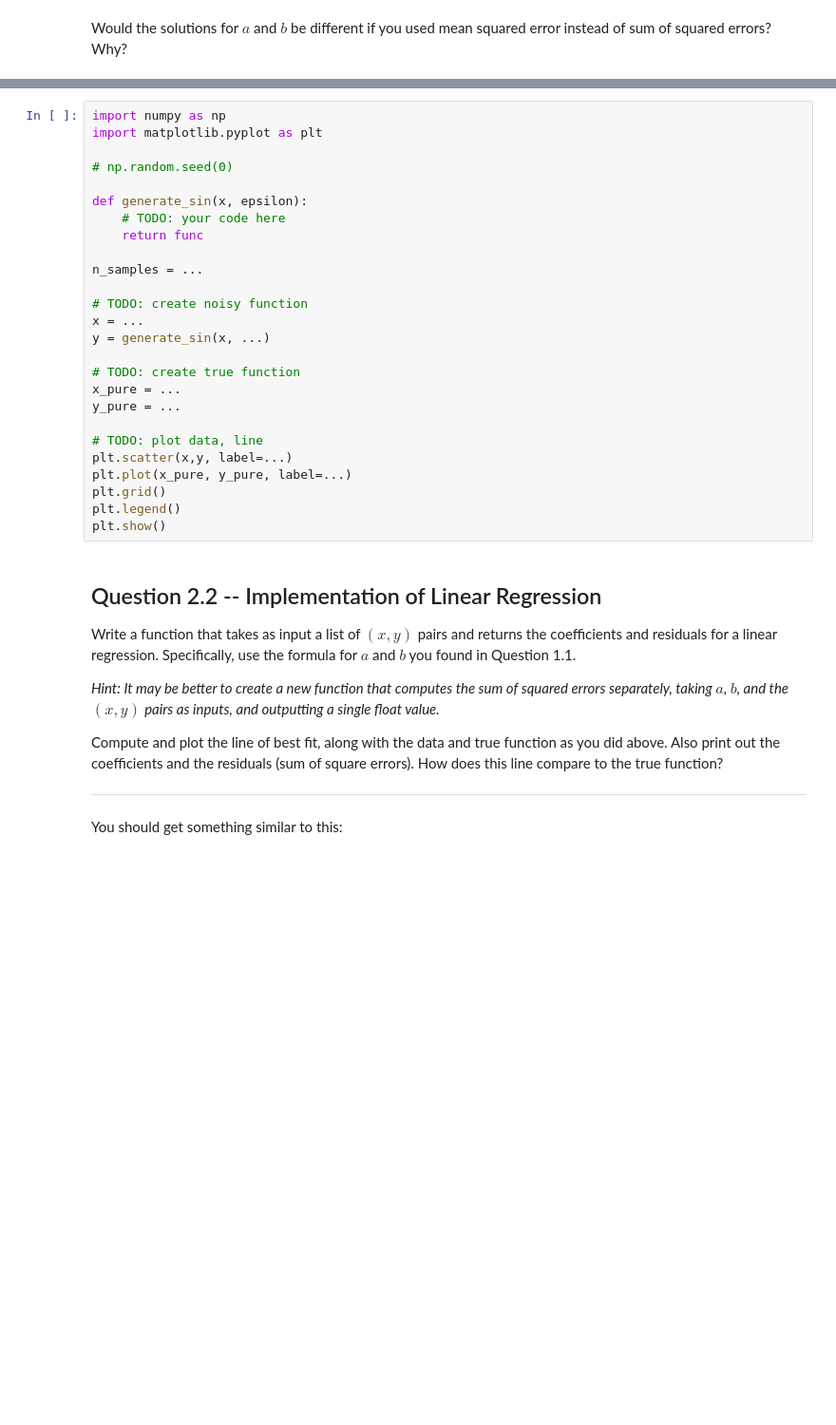
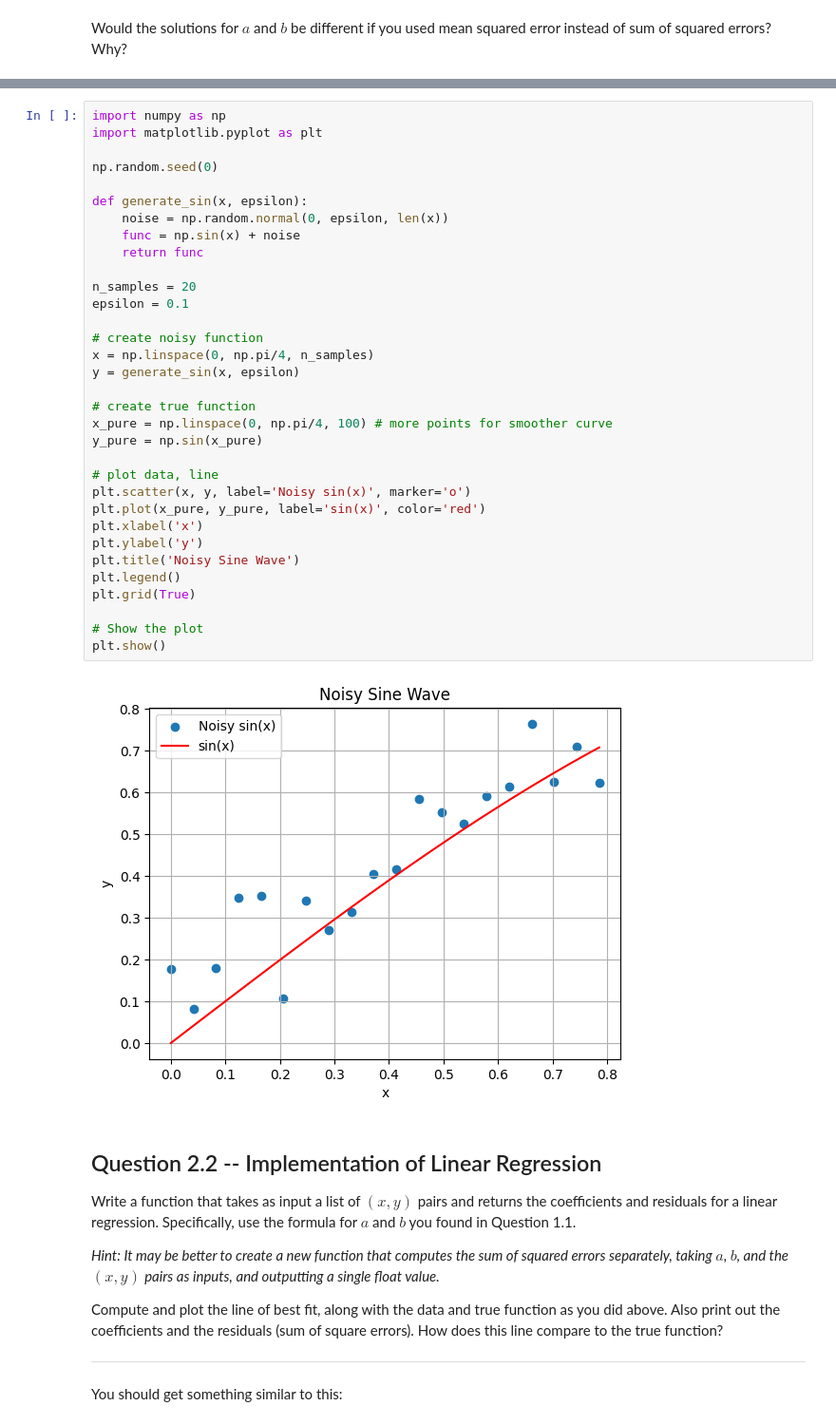
Before and after one commit to locoblueog/locoblueog, a Jupyter notebook: TMDL_2024_25_Assignment_1,_Qs_only.ipynb, the cells around one changed output, grey strips where cells are left out. Shown: that part at 95% size. Drawn from its saved outputs; the diff is of its cells as text; blank space fills up the shorter version.

```diff
--- a/TMDL_2024_25_Assignment_1,_Qs_only.ipynb
+++ b/TMDL_2024_25_Assignment_1,_Qs_only.ipynb
@@ -71,29 +69,38 @@ Your results should look something like this:
 # %%
 import numpy as np
 import matplotlib.pyplot as plt
 
-# np.random.seed(0)
+np.random.seed(0)
 
 def generate_sin(x, epsilon):
-    # TODO: your code here
+    noise = np.random.normal(0, epsilon, len(x))
+    func = np.sin(x) + noise
     return func
 
-n_samples = ...
+n_samples = 20
+epsilon = 0.1
 
-# TODO: create noisy function
-x = ...
-y = generate_sin(x, ...)
+# create noisy function
+x = np.linspace(0, np.pi/4, n_samples)
+y = generate_sin(x, epsilon)
 
-# TODO: create true function
-x_pure = ...
-y_pure = ...
+# create true function
+x_pure = np.linspace(0, np.pi/4, 100) # more points for smoother curve
+y_pure = np.sin(x_pure)
 
-# TODO: plot data, line
-plt.scatter(x,y, label=...)
-plt.plot(x_pure, y_pure, label=...)
-plt.grid()
+# plot data, line
+plt.scatter(x, y, label='Noisy sin(x)', marker='o')
+plt.plot(x_pure, y_pure, label='sin(x)', color='red')
+plt.xlabel('x')
+plt.ylabel('y')
+plt.title('Noisy Sine Wave')
 plt.legend()
+plt.grid(True)
+
+# Show the plot
 plt.show()
+# %% [output]
+[figure, added]
 # %% [markdown]
 ## Question 2.2 -- Implementation of Linear Regression
 
```
Also changed, not shown: parts of 27 cells of this notebook.
